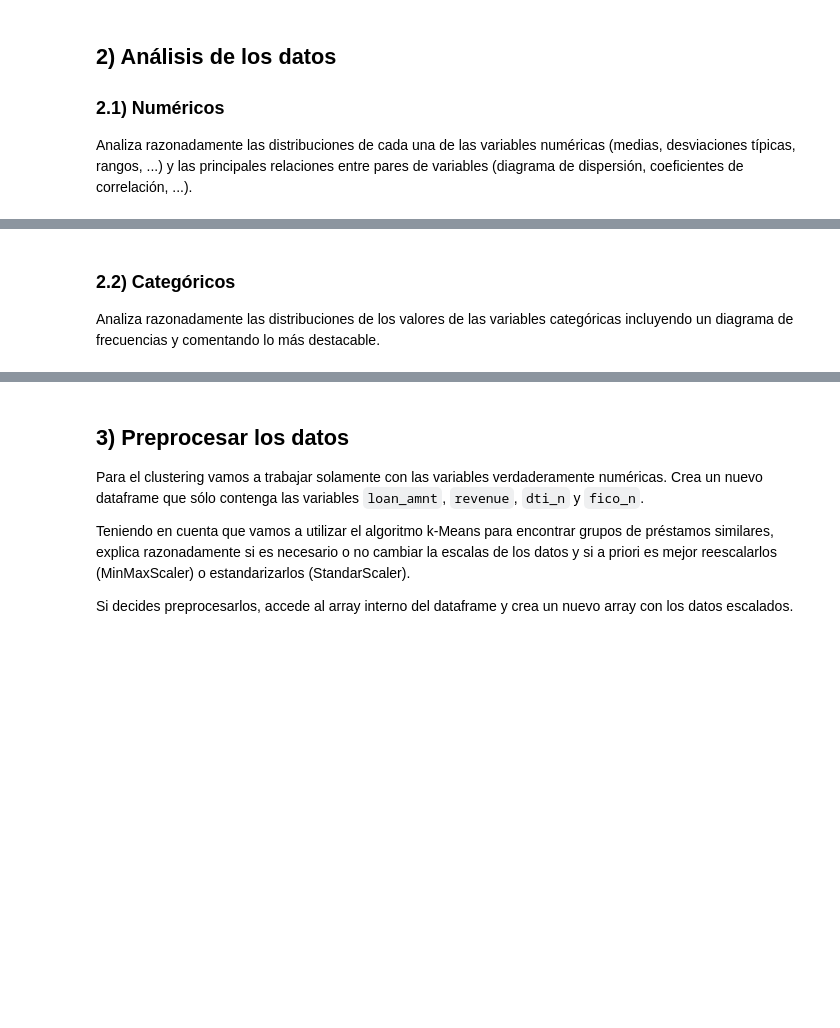
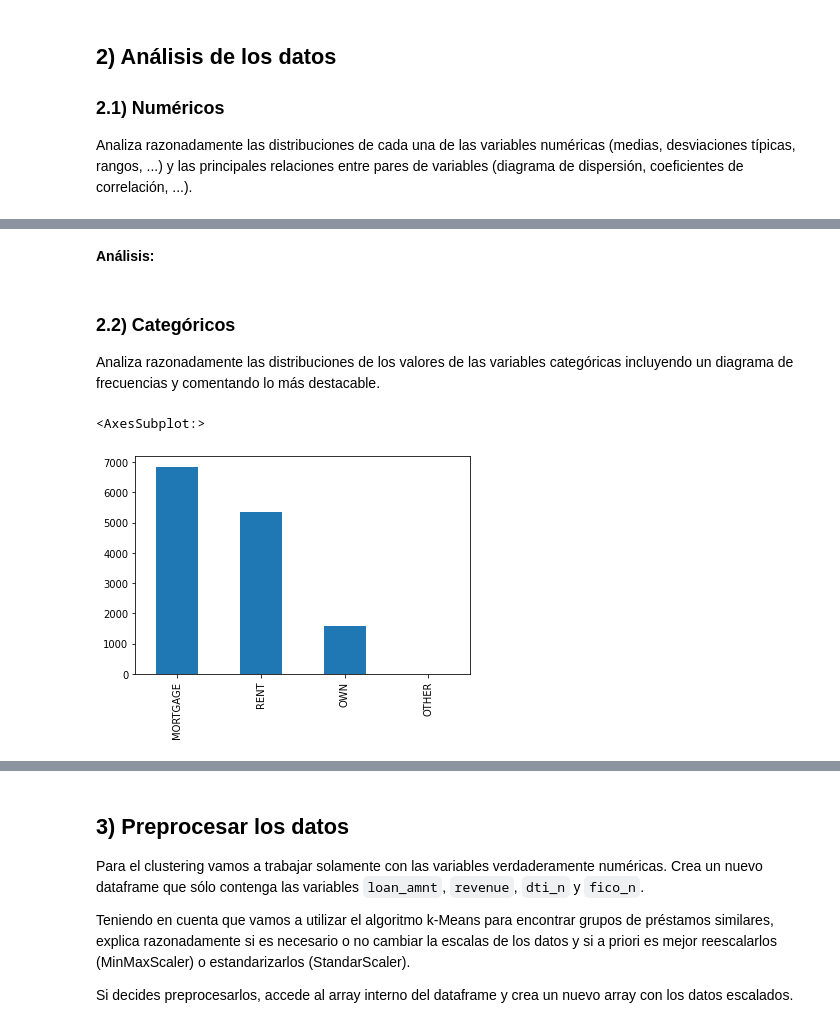
Before and after one commit to mario-sanz/IA2-Practicas, a Jupyter notebook: Lab1/P1_clustering.ipynb, the cells around one changed output, grey strips where cells are left out. Cells and saved outputs as stored; diff of their text form; code cells hidden in the pictures; blank space fills up the shorter version.

```diff
--- a/Lab1/P1_clustering.ipynb
+++ b/Lab1/P1_clustering.ipynb
@@ -44,0 +85,3 @@ Como pandas no tiene forma de saber que las variables `home_ownership_n`, `emp_l
+# %%
+df_cat = df[['home_ownership_n', 'emp_length_n', 'Default']]
+df_cat
@@ -51,5 +161,12 @@ Analiza razonadamente las distribuciones de cada una de las variables numéricas
+# %% [markdown]
+**Análisis:**
 # %% [markdown]
 
 ### 2.2) Categóricos
 
 Analiza razonadamente las distribuciones de los valores de las variables categóricas incluyendo un diagrama de frecuencias y comentando lo más destacable.
+# %%
+df_cat['home_ownership_n'].value_counts().plot.bar()
+# %% [output]
+<AxesSubplot:>
+[figure, added]
```
Also changed, not shown: parts of 16 cells of this notebook, 2 other files.
